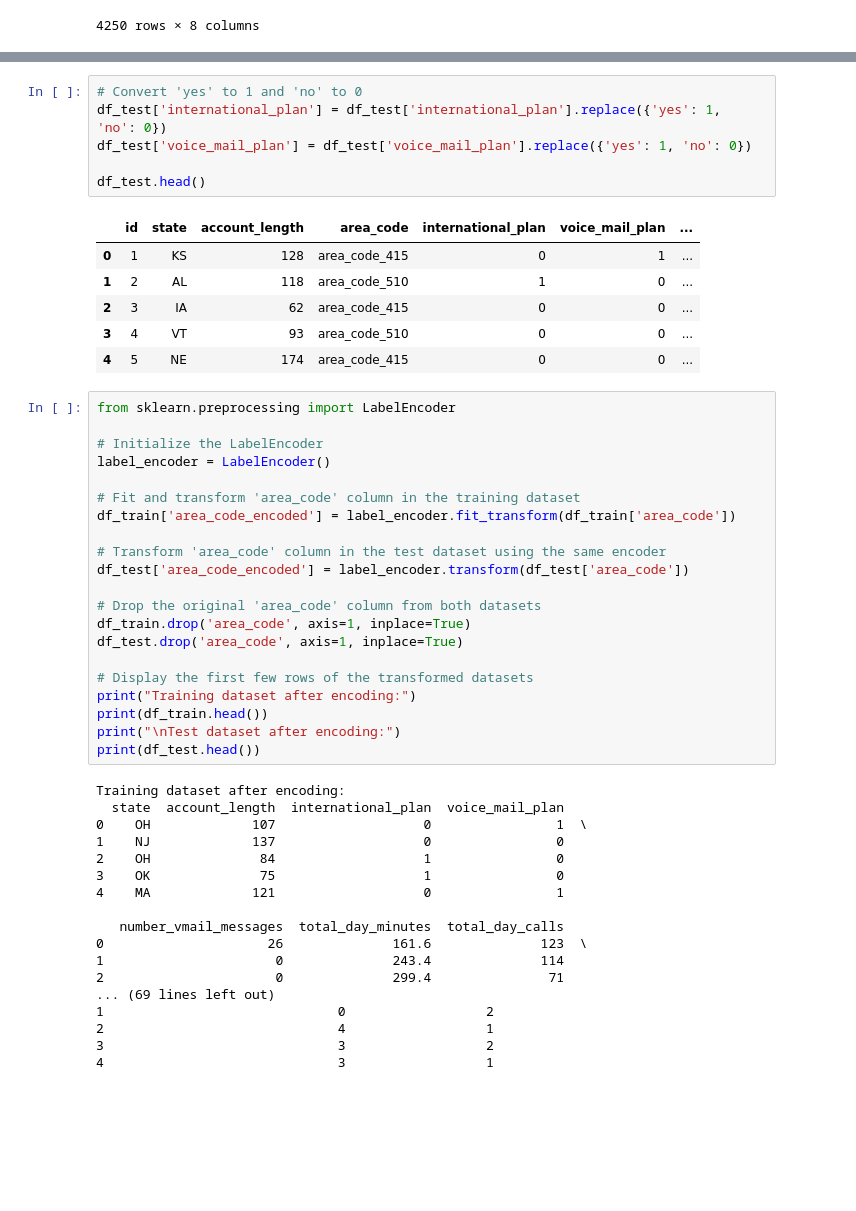
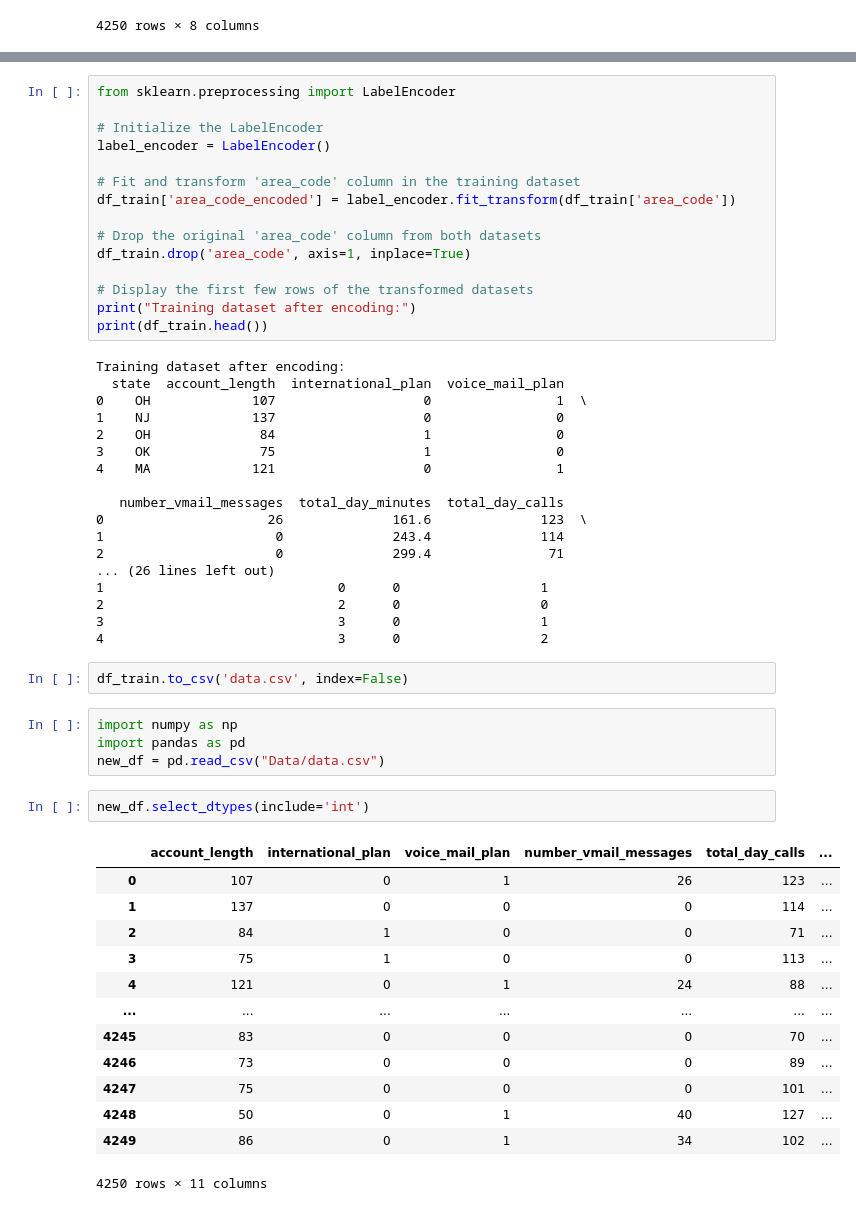
Before and after one commit to Keerthanareddy95/Customer-churn-prediction-mlops3, a Jupyter notebook: EDA & Visualization.ipynb, the cells around one changed output, grey strips where cells are left out. Cells and saved outputs as stored; diff of their text form; blank space fills up the shorter version.

```diff
--- a/EDA & Visualization.ipynb
+++ b/EDA & Visualization.ipynb
@@ -310,16 +284,3 @@ df_test.head()
-# %%
-# Convert 'yes' to 1 and 'no' to 0
-df_test['international_plan'] = df_test['international_plan'].replace({'yes': 1, 'no': 0})
-df_test['voice_mail_plan'] = df_test['voice_mail_plan'].replace({'yes': 1, 'no': 0})
-
-df_test.head()
-# %% [output]
-|  | id | state | account_length | area_code | international_plan | voice_mail_plan | ... |
-| 0 | 1 | KS | 128 | area_code_415 | 0 | 1 | ... |
-| 1 | 2 | AL | 118 | area_code_510 | 1 | 0 | ... |
-| 2 | 3 | IA | 62 | area_code_415 | 0 | 0 | ... |
-| 3 | 4 | VT | 93 | area_code_510 | 0 | 0 | ... |
-| 4 | 5 | NE | 174 | area_code_415 | 0 | 0 | ... |
 # %%
 from sklearn.preprocessing import LabelEncoder
 
@@ -329,18 +290,12 @@ label_encoder = LabelEncoder()
 # Fit and transform 'area_code' column in the training dataset
 df_train['area_code_encoded'] = label_encoder.fit_transform(df_train['area_code'])
 
-# Transform 'area_code' column in the test dataset using the same encoder
-df_test['area_code_encoded'] = label_encoder.transform(df_test['area_code'])
-
 # Drop the original 'area_code' column from both datasets
 df_train.drop('area_code', axis=1, inplace=True)
-df_test.drop('area_code', axis=1, inplace=True)
 
 # Display the first few rows of the transformed datasets
 print("Training dataset after encoding:")
 print(df_train.head())
-print("\nTest dataset after encoding:")
-print(df_test.head())
 # %% [output]
 Training dataset after encoding:
   state  account_length  international_plan  voice_mail_plan
@@ -354,8 +309,30 @@ Training dataset after encoding:
 0                     26              161.6              123  \
 1                      0              243.4              114
 2                      0              299.4               71
-... (69 lines left out)
-1                              0                  2
-2                              4                  1
-3                              3                  2
-4                              3                  1
+... (26 lines left out)
+1                              0      0                  1
+2                              2      0                  0
+3                              3      0                  1
+4                              3      0                  2
+# %%
+df_train.to_csv('data.csv', index=False)
+# %%
+import numpy as np
+import pandas as pd
+new_df = pd.read_csv("Data/data.csv")
+# %%
+new_df.select_dtypes(include='int')
+# %% [output]
+|  | account_length | international_plan | voice_mail_plan | number_vmail_messages | total_day_calls | ... |
+| 0 | 107 | 0 | 1 | 26 | 123 | ... |
+| 1 | 137 | 0 | 0 | 0 | 114 | ... |
+| 2 | 84 | 1 | 0 | 0 | 71 | ... |
+| 3 | 75 | 1 | 0 | 0 | 113 | ... |
+| 4 | 121 | 0 | 1 | 24 | 88 | ... |
+| ... | ... | ... | ... | ... | ... | ... |
+| 4245 | 83 | 0 | 0 | 0 | 70 | ... |
+| 4246 | 73 | 0 | 0 | 0 | 89 | ... |
+| 4247 | 75 | 0 | 0 | 0 | 101 | ... |
+| 4248 | 50 | 0 | 1 | 40 | 127 | ... |
+| 4249 | 86 | 0 | 1 | 34 | 102 | ... |
+4250 rows × 11 columns
```
Also changed, not shown: parts of 8 cells of this notebook.
